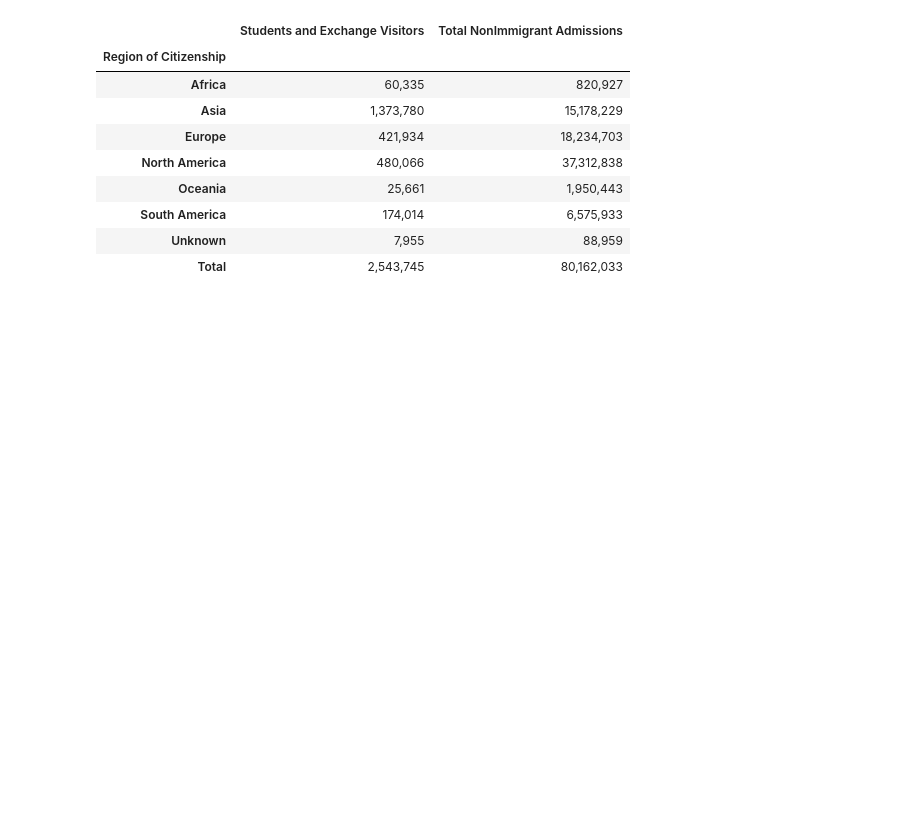
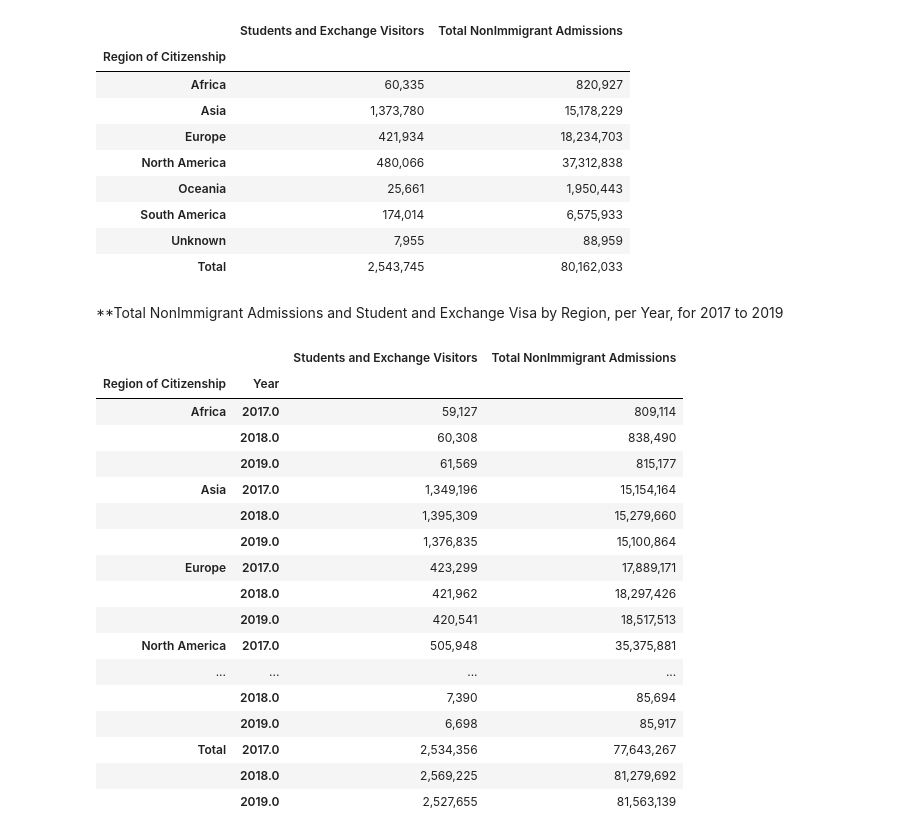
Before and after one commit to jojuka/Capstone, a Jupyter notebook: notebooks/RegionCitizenship.ipynb, the cells around one changed output. Drawn from its saved outputs; the diff is of its cells as text; code cells hidden in the pictures; blank space fills up the shorter version.

```diff
--- a/notebooks/RegionCitizenship.ipynb
+++ b/notebooks/RegionCitizenship.ipynb
@@ -85,0 +99,24 @@ pd.pivot_table(df, index='Region of Citizenship')
+# %% [markdown]
+**Total NonImmigrant Admissions and Student and Exchange Visa by Region, per Year, for 2017 to 2019
+# %%
+SEbyRegionYear=pd.pivot_table(df, index=['Region of Citizenship', 'Year'])
+SEbyRegionYear
+# %% [output]
+|  |  | Students and Exchange Visitors | Total NonImmigrant Admissions |
+| Region of Citizenship | Year |  |  |
+| Africa | 2017.0 | 59,127 | 809,114 |
+|  | 2018.0 | 60,308 | 838,490 |
+|  | 2019.0 | 61,569 | 815,177 |
+| Asia | 2017.0 | 1,349,196 | 15,154,164 |
+|  | 2018.0 | 1,395,309 | 15,279,660 |
+|  | 2019.0 | 1,376,835 | 15,100,864 |
+| Europe | 2017.0 | 423,299 | 17,889,171 |
+|  | 2018.0 | 421,962 | 18,297,426 |
+|  | 2019.0 | 420,541 | 18,517,513 |
+| North America | 2017.0 | 505,948 | 35,375,881 |
+| ... | ... | ... | ... |
+|  | 2018.0 | 7,390 | 85,694 |
+|  | 2019.0 | 6,698 | 85,917 |
+| Total | 2017.0 | 2,534,356 | 77,643,267 |
+|  | 2018.0 | 2,569,225 | 81,279,692 |
+|  | 2019.0 | 2,527,655 | 81,563,139 |
```
Also changed, not shown: parts of 7 cells of this notebook, 4 other files.
